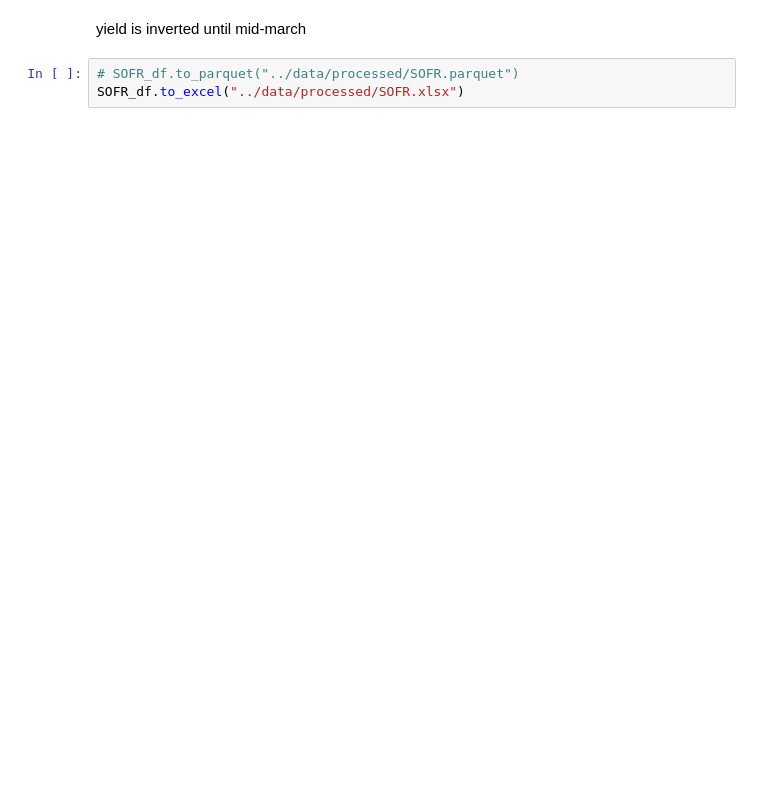
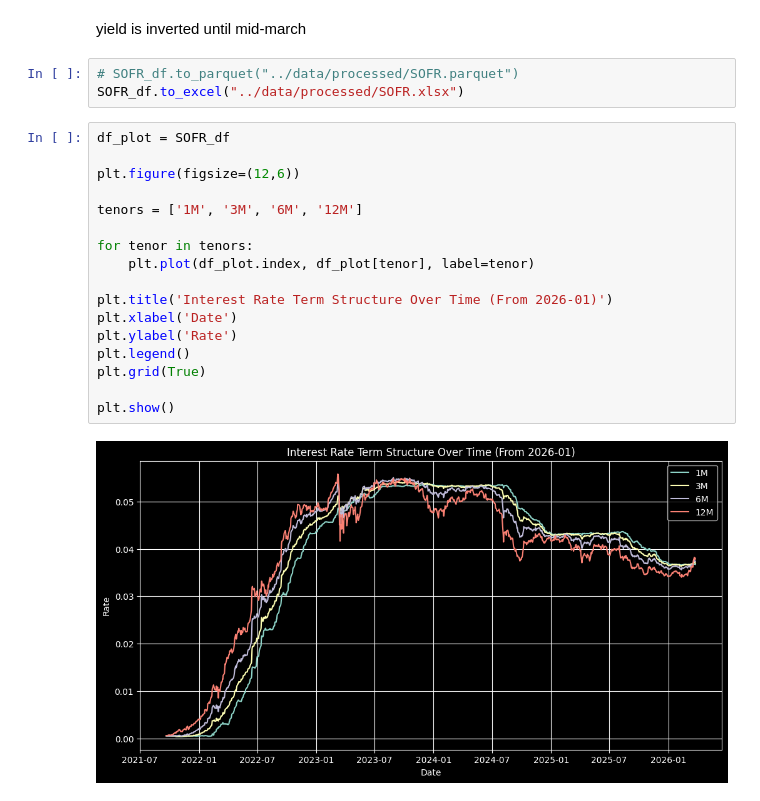
Before and after one commit to JohnnyTung123/Future-Rolling-Strategy, a Jupyter notebook: code/interest_rate.ipynb, the cells around one changed output. Drawn from its saved outputs; the diff is of its cells as text; blank space fills up the shorter version.

```diff
--- a/code/interest_rate.ipynb
+++ b/code/interest_rate.ipynb
@@ -111,3 +111,22 @@ yield is inverted until mid-march
 # %%
 # SOFR_df.to_parquet("../data/processed/SOFR.parquet")
 SOFR_df.to_excel("../data/processed/SOFR.xlsx")
+# %%
+df_plot = SOFR_df
+
+plt.figure(figsize=(12,6))
+
+tenors = ['1M', '3M', '6M', '12M']
+
+for tenor in tenors:
+    plt.plot(df_plot.index, df_plot[tenor], label=tenor)
+
+plt.title('Interest Rate Term Structure Over Time (From 2026-01)')
+plt.xlabel('Date')
+plt.ylabel('Rate')
+plt.legend()
+plt.grid(True)
+
+plt.show()
+# %% [output]
+[figure, added]
```
Also changed, not shown: parts of 1 cell of this notebook, 31 other files.
